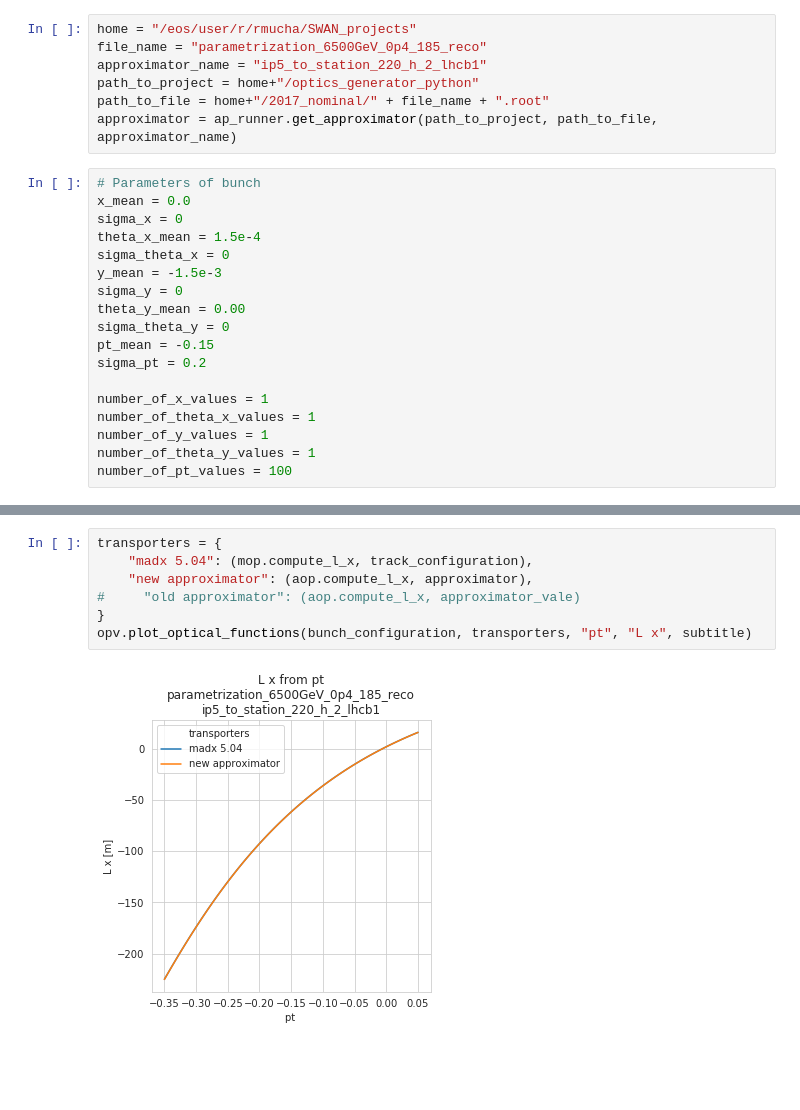
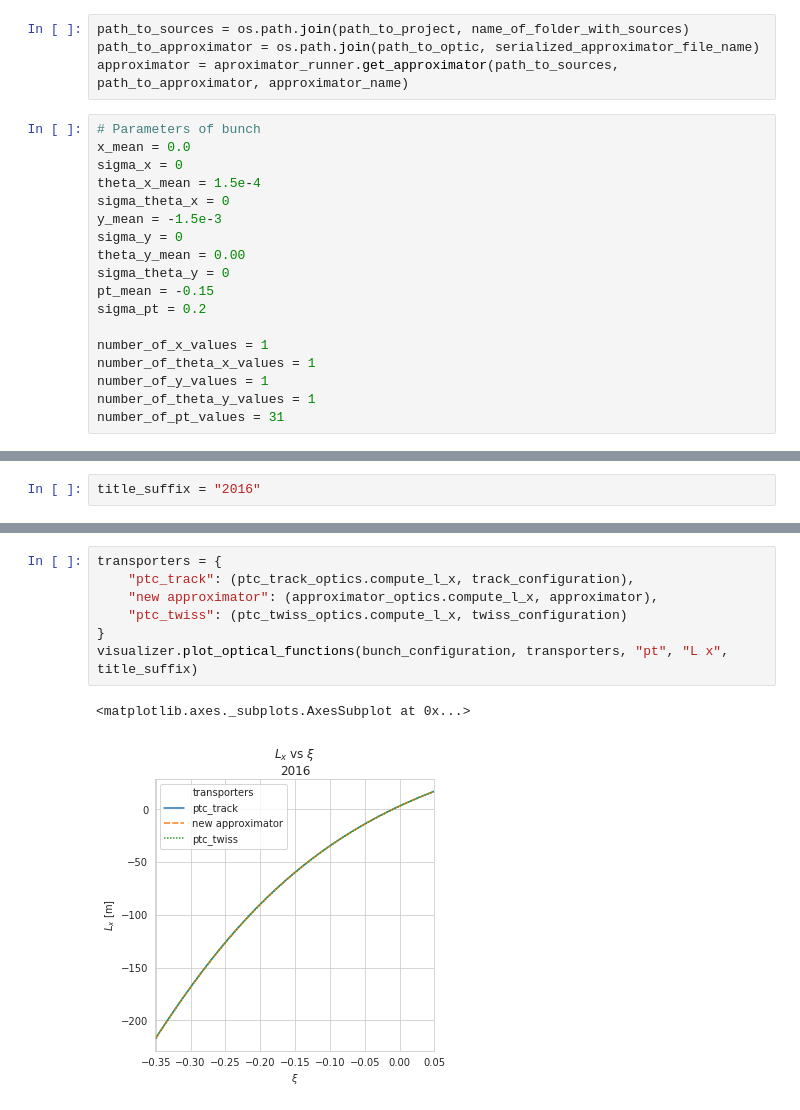
Before and after one commit to mucharafal/optics_generator_python, a Jupyter notebook: notebooks/Optics Parameters Compare.ipynb, the cells around one changed output, grey strips where cells are left out. Cells and saved outputs as stored; diff of their text form; blank space fills up the shorter version.

```diff
--- a/notebooks/Optics Parameters Compare.ipynb
+++ b/notebooks/Optics Parameters Compare.ipynb
@@ -29,10 +40,7 @@ track_configuration = mc.TrackConfiguration(path_to_xml_file, item_number, path_
-# %%
-home = "/eos/user/r/rmucha/SWAN_projects"
-file_name = "parametrization_6500GeV_0p4_185_reco"
-approximator_name = "ip5_to_station_220_h_2_lhcb1"
-path_to_project = home+"/optics_generator_python"
-path_to_file = home+"/2017_nominal/" + file_name + ".root"
-approximator = ap_runner.get_approximator(path_to_project, path_to_file, approximator_name)
+# %%
+path_to_sources = os.path.join(path_to_project, name_of_folder_with_sources)
+path_to_approximator = os.path.join(path_to_optic, serialized_approximator_file_name)
+approximator = aproximator_runner.get_approximator(path_to_sources, path_to_approximator, approximator_name)
 # %%
 # Parameters of bunch
 x_mean = 0.0
@@ -50,4 +58,4 @@ number_of_x_values = 1
 number_of_theta_x_values = 1
 number_of_y_values = 1
 number_of_theta_y_values = 1
-number_of_pt_values = 100
+number_of_pt_values = 31
@@ -66,2 +68,4 @@ bunch_configuration1 = bunch_configuration
+# %%
+title_suffix = "2016"
 # %%
 transporters = {
@@ -84,11 +88,12 @@ opv.plot_optical_functions(bunch_configuration, transporters, "pt", "V y", subti
 # %%
 transporters = {
-    "madx 5.04": (mop.compute_l_x, track_configuration),
-    "new approximator": (aop.compute_l_x, approximator),
-#     "old approximator": (aop.compute_l_x, approximator_vale)
+    "ptc_track": (ptc_track_optics.compute_l_x, track_configuration),
+    "new approximator": (approximator_optics.compute_l_x, approximator),
+    "ptc_twiss": (ptc_twiss_optics.compute_l_x, twiss_configuration)
 }
-opv.plot_optical_functions(bunch_configuration, transporters, "pt", "L x", subtitle)
+visualizer.plot_optical_functions(bunch_configuration, transporters, "pt", "L x", title_suffix)
 # %% [output]
+<matplotlib.axes._subplots.AxesSubplot at 0x...>
-[figure, old version]
+[figure, new version]
 # %%
 transporters = {
```
Also changed, not shown: parts of 11 cells of this notebook, 17 other files.
